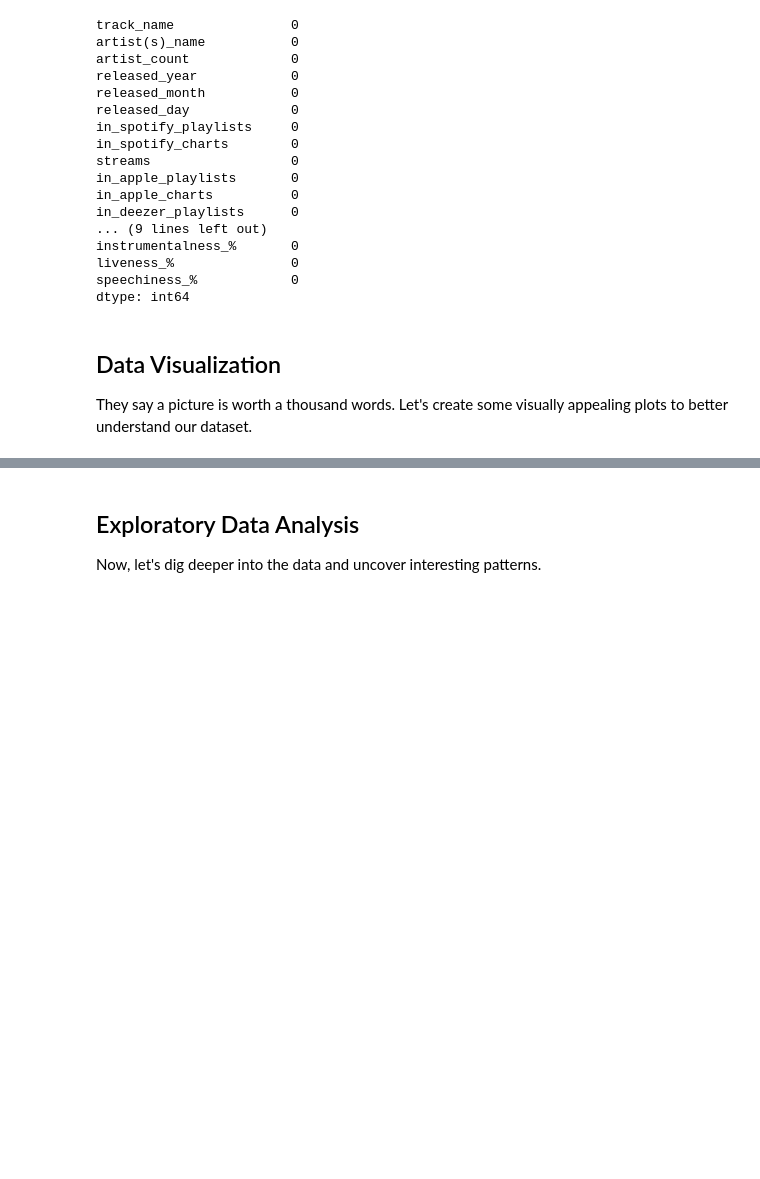
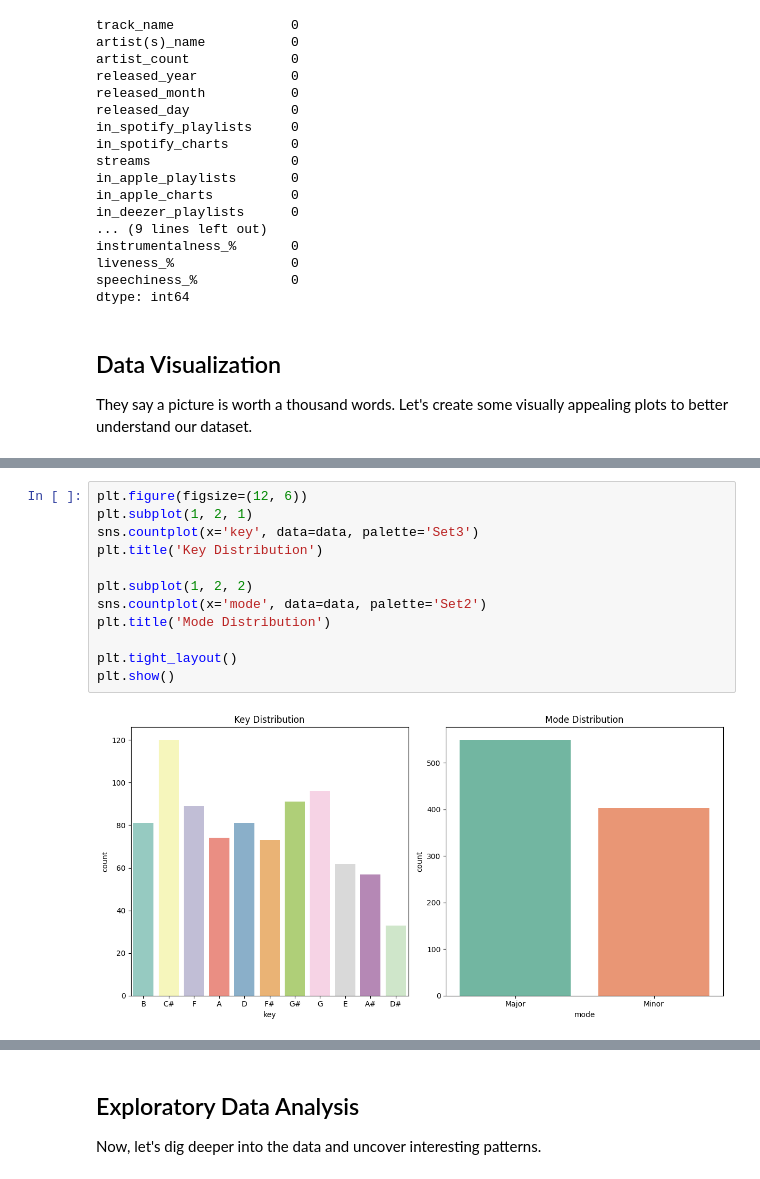
Before and after one commit to enricofindley/ds-project, a Jupyter notebook: ultimate-music-analytics-challenge.ipynb, the cells around one changed output, grey strips where cells are left out. Drawn from its saved outputs; the diff is of its cells as text; blank space fills up the shorter version.

```diff
--- a/ultimate-music-analytics-challenge.ipynb
+++ b/ultimate-music-analytics-challenge.ipynb
@@ -88,0 +93,14 @@ plt.show()
+# %%
+plt.figure(figsize=(12, 6))
+plt.subplot(1, 2, 1)
+sns.countplot(x='key', data=data, palette='Set3')
+plt.title('Key Distribution')
+
+plt.subplot(1, 2, 2)
+sns.countplot(x='mode', data=data, palette='Set2')
+plt.title('Mode Distribution')
+
+plt.tight_layout()
+plt.show()
+# %% [output]
+[figure, added]
```
Also changed, not shown: parts of 11 cells of this notebook.
